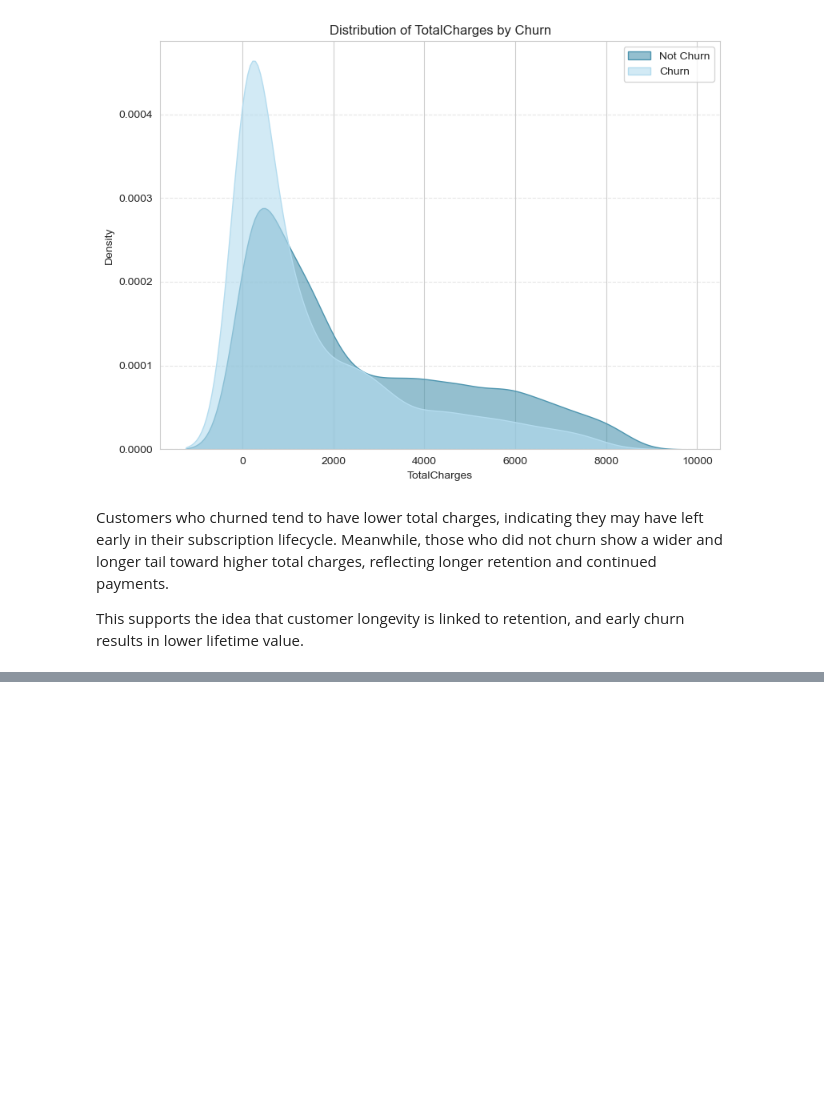
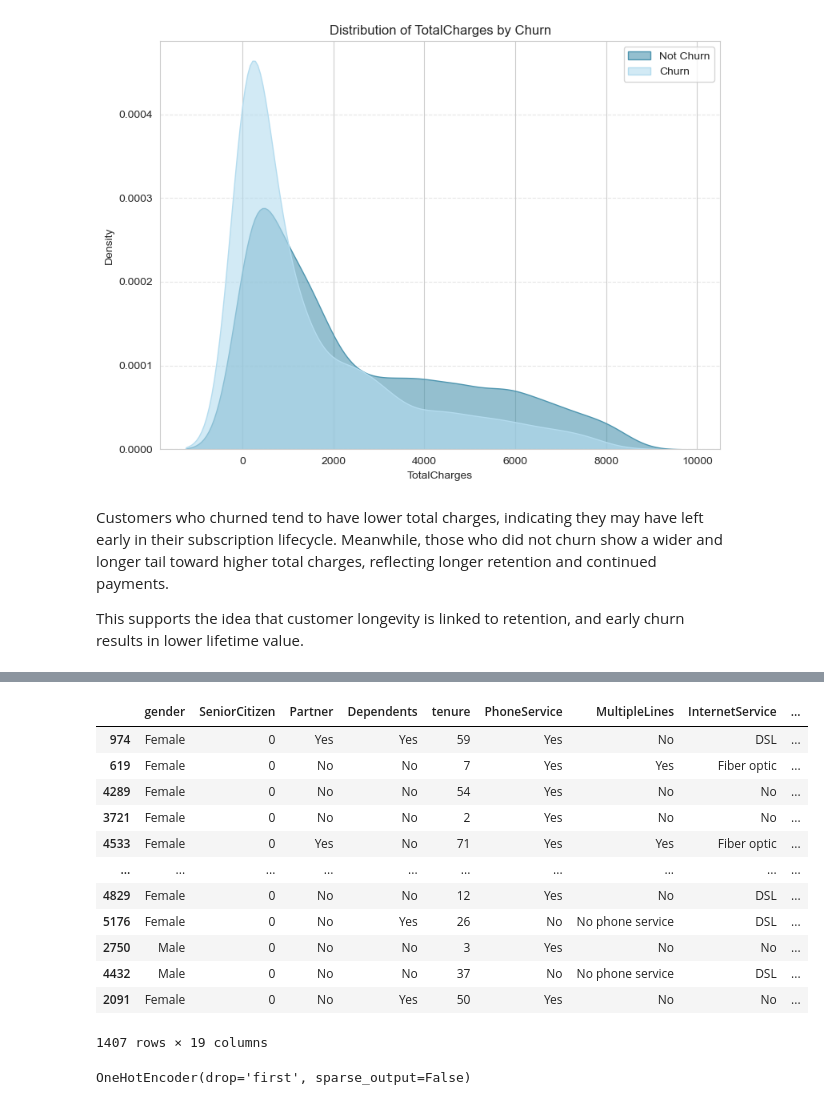
Before and after one commit to Jaspreetkhokhar12/customer-churn-analysis, a Jupyter notebook: churn_analysis.ipynb, the cells around one changed output, grey strips where cells are left out. Saved outputs shown, nothing was run; the diff lists cells and outputs as text; code cells hidden in the pictures; blank space fills up the shorter version.

```diff
--- a/churn_analysis.ipynb
+++ b/churn_analysis.ipynb
@@ -672,0 +734,16 @@ This supports the idea that customer longevity is linked to retention, and early
+# %%
+X_test
+# %% [output]
+|  | gender | SeniorCitizen | Partner | Dependents | tenure | PhoneService | MultipleLines | InternetService | ... |
+| 974 | Female | 0 | Yes | Yes | 59 | Yes | No | DSL | ... |
+| 619 | Female | 0 | No | No | 7 | Yes | Yes | Fiber optic | ... |
+| 4289 | Female | 0 | No | No | 54 | Yes | No | No | ... |
+| 3721 | Female | 0 | No | No | 2 | Yes | No | No | ... |
+| 4533 | Female | 0 | Yes | No | 71 | Yes | Yes | Fiber optic | ... |
+| ... | ... | ... | ... | ... | ... | ... | ... | ... | ... |
+| 4829 | Female | 0 | No | No | 12 | Yes | No | DSL | ... |
+| 5176 | Female | 0 | No | Yes | 26 | No | No phone service | DSL | ... |
+| 2750 | Male | 0 | No | No | 3 | Yes | No | No | ... |
+| 4432 | Male | 0 | No | No | 37 | No | No phone service | DSL | ... |
+| 2091 | Female | 0 | No | Yes | 50 | Yes | No | No | ... |
+1407 rows × 19 columns
@@ -672,0 +763,5 @@ This supports the idea that customer longevity is linked to retention, and early
+# %%
+encoder = OneHotEncoder(sparse_output=False, drop='first')
+encoder.fit(X_train[categorical_features_to_encode])
+# %% [output]
+OneHotEncoder(drop='first', sparse_output=False)
```
Also changed, not shown: parts of 20 cells of this notebook.
